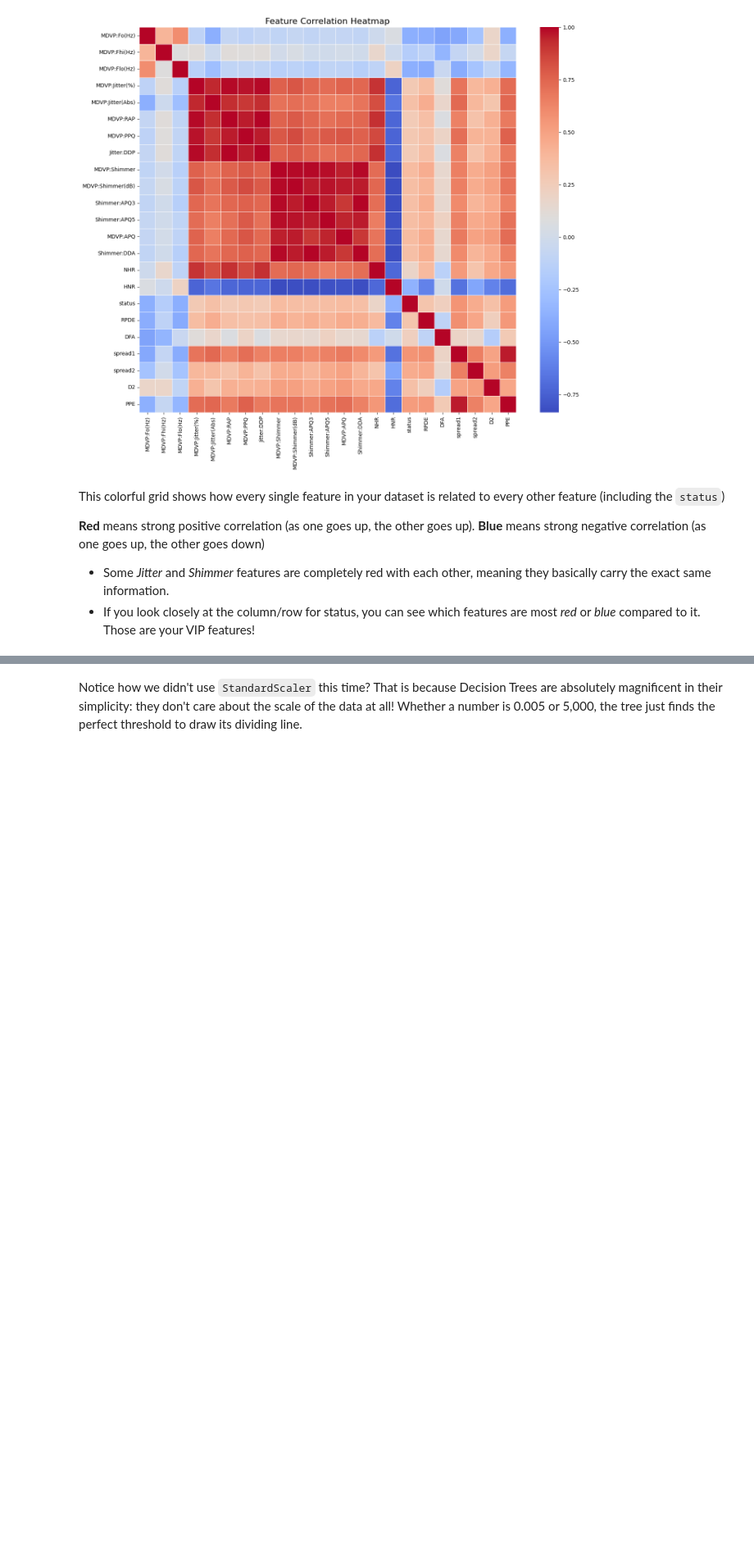
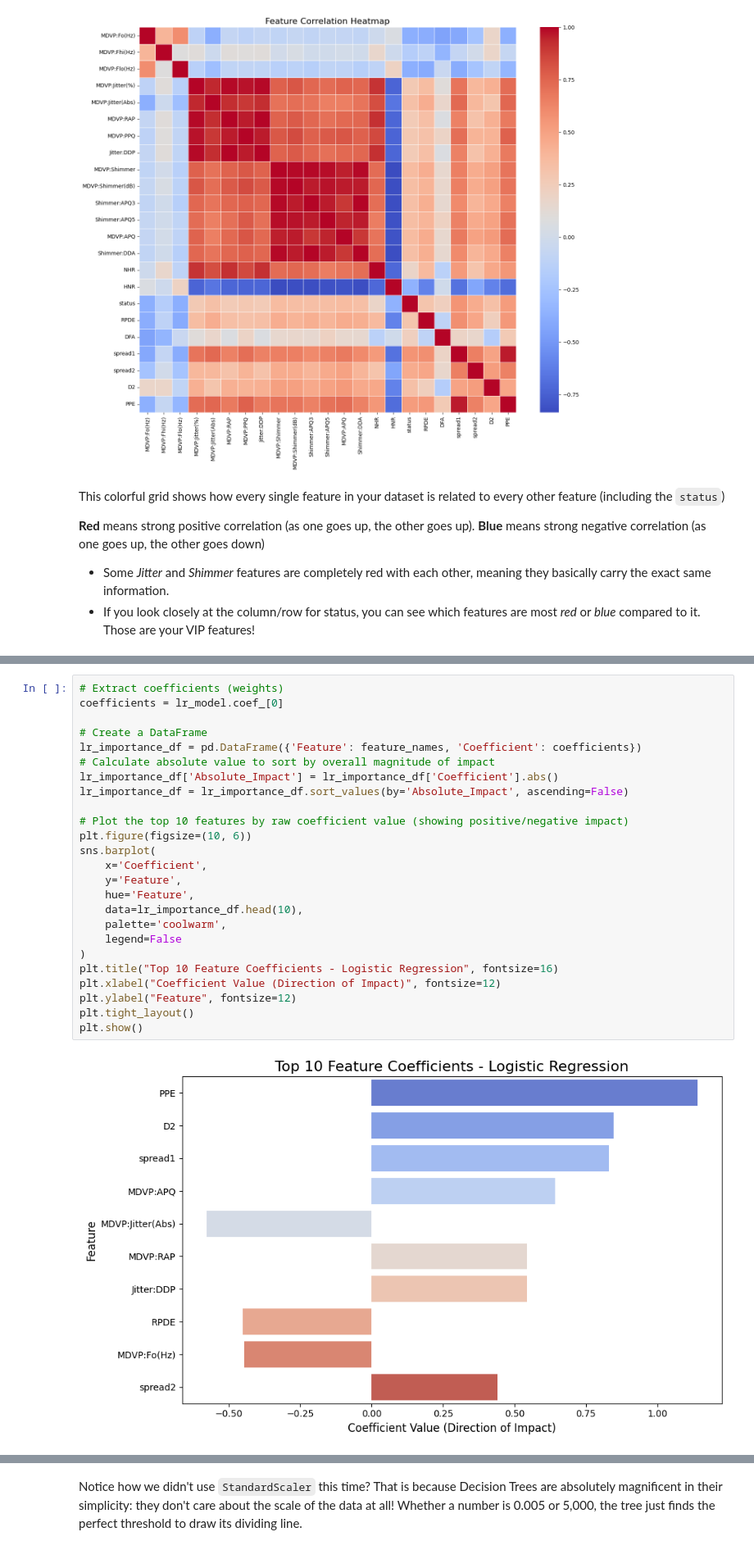
Before and after one commit to Abhinav943/Parkinson-disease, a Jupyter notebook: Parkinson_disease_using_ML.ipynb, the cells around one changed output, grey strips where cells are left out. Shown at 82% size. Drawn from its saved outputs; the diff is of its cells as text; blank space fills up the shorter version.

```diff
--- a/Parkinson_disease_using_ML.ipynb
+++ b/Parkinson_disease_using_ML.ipynb
@@ -147,0 +162,27 @@ weighted avg       0.91      0.90      0.88        39
+# %%
+# Extract coefficients (weights)
+coefficients = lr_model.coef_[0]
+
+# Create a DataFrame
+lr_importance_df = pd.DataFrame({'Feature': feature_names, 'Coefficient': coefficients})
+# Calculate absolute value to sort by overall magnitude of impact
+lr_importance_df['Absolute_Impact'] = lr_importance_df['Coefficient'].abs()
+lr_importance_df = lr_importance_df.sort_values(by='Absolute_Impact', ascending=False)
+
+# Plot the top 10 features by raw coefficient value (showing positive/negative impact)
+plt.figure(figsize=(10, 6))
+sns.barplot(
+    x='Coefficient',
+    y='Feature',
+    hue='Feature',
+    data=lr_importance_df.head(10),
+    palette='coolwarm',
+    legend=False
+)
+plt.title("Top 10 Feature Coefficients - Logistic Regression", fontsize=16)
+plt.xlabel("Coefficient Value (Direction of Impact)", fontsize=12)
+plt.ylabel("Feature", fontsize=12)
+plt.tight_layout()
+plt.show()
+# %% [output]
+[figure, added]
```
Also changed, not shown: parts of 17 cells of this notebook, 3 other files.
